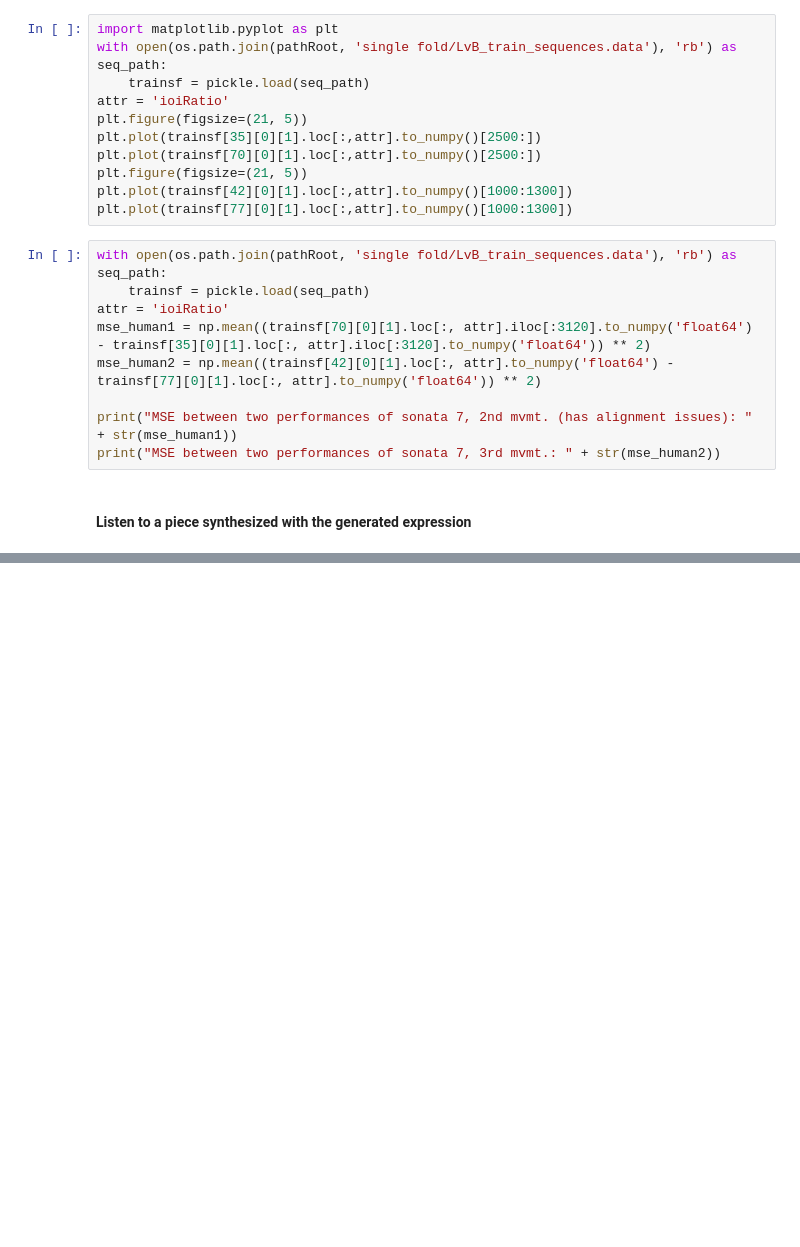
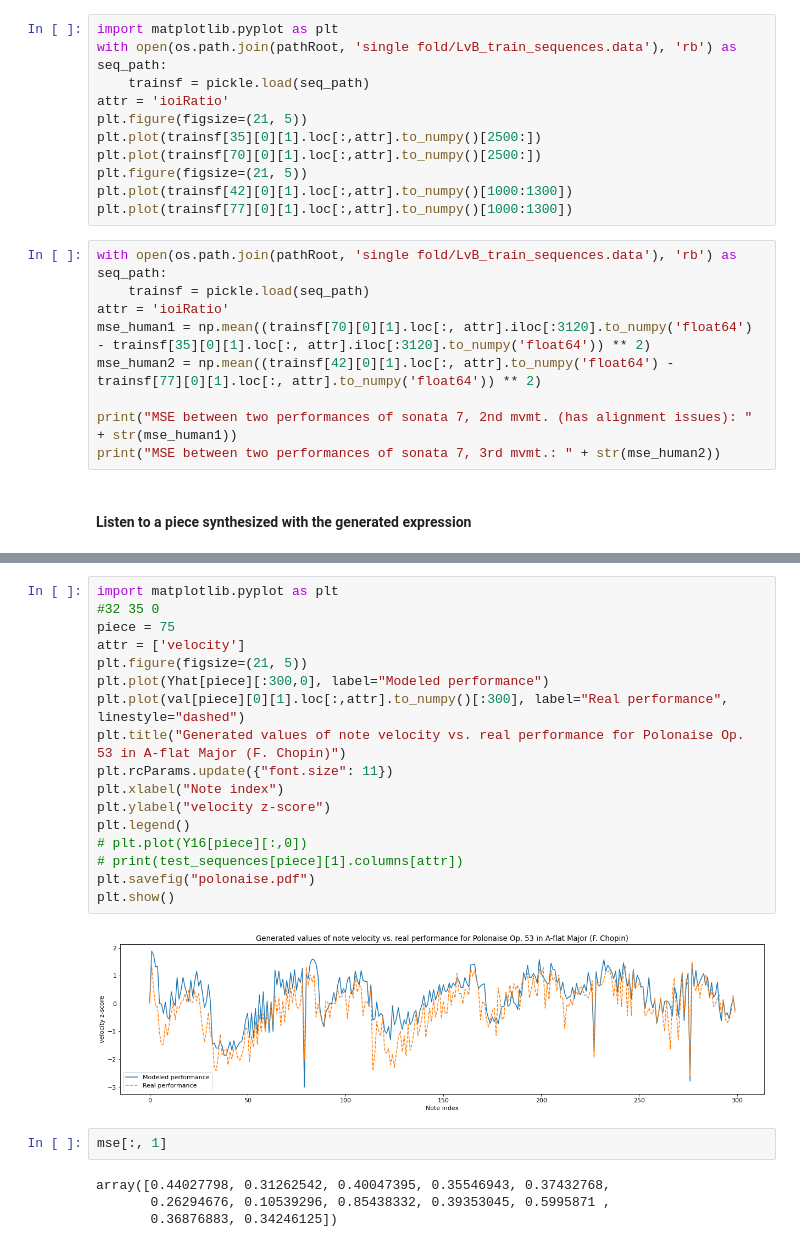
Before and after one commit to fabiozeh/deep-expression, a Jupyter notebook: ExpressionGen-seq2seq.ipynb, the cells around one changed output, grey strips where cells are left out. Saved outputs shown, nothing was run; the diff lists cells and outputs as text; blank space fills up the shorter version.

```diff
--- a/ExpressionGen-seq2seq.ipynb
+++ b/ExpressionGen-seq2seq.ipynb
@@ -204,0 +314,25 @@ IPython.display.Audio(pm.fluidsynth(fs=44100), rate=44100)
+# %%
+import matplotlib.pyplot as plt
+#32 35 0
+piece = 75
+attr = ['velocity']
+plt.figure(figsize=(21, 5))
+plt.plot(Yhat[piece][:300,0], label="Modeled performance")
+plt.plot(val[piece][0][1].loc[:,attr].to_numpy()[:300], label="Real performance", linestyle="dashed")
+plt.title("Generated values of note velocity vs. real performance for Polonaise Op. 53 in A-flat Major (F. Chopin)")
+plt.rcParams.update({"font.size": 11})
+plt.xlabel("Note index")
+plt.ylabel("velocity z-score")
+plt.legend()
+# plt.plot(Y16[piece][:,0])
+# print(test_sequences[piece][1].columns[attr])
+plt.savefig("polonaise.pdf")
+plt.show()
+# %% [output]
+[figure, added]
+# %%
+mse[:, 1]
+# %% [output]
+array([0.44027798, 0.31262542, 0.40047395, 0.35546943, 0.37432768,
+       0.26294676, 0.10539296, 0.85438332, 0.39353045, 0.5995871 ,
+       0.36876883, 0.34246125])
```
Also changed, not shown: parts of 11 cells of this notebook, 7 other files.
